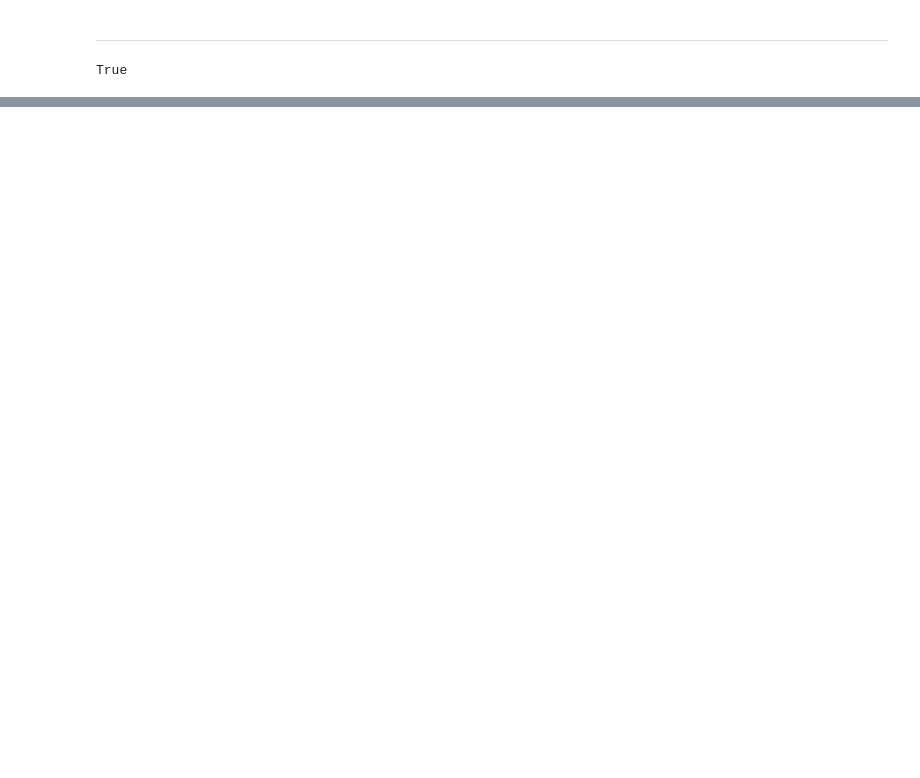
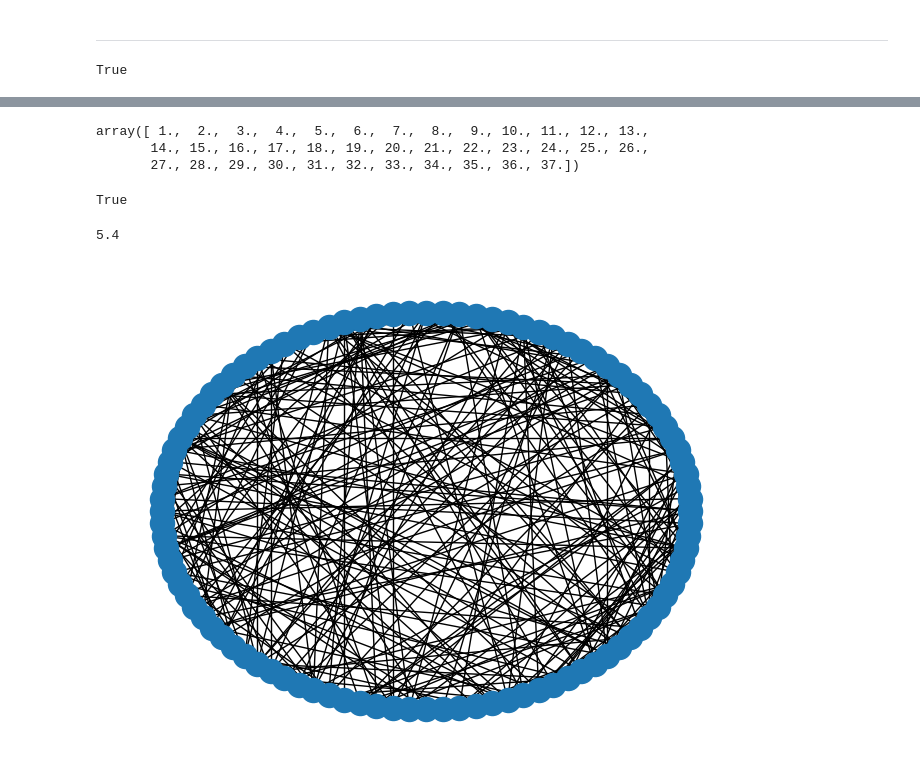
Before and after one commit to LeoDiNino97/SocialNetworks-OnlineMarkets, a Jupyter notebook: Social Networks/Final Project/primer.ipynb, the cells around one changed output, grey strips where cells are left out. Cells and saved outputs as stored; diff of their text form; code cells hidden in the pictures; blank space fills up the shorter version.

```diff
--- a/Social Networks/Final Project/primer.ipynb
+++ b/Social Networks/Final Project/primer.ipynb
@@ -23,21 +23,28 @@ def distanceBasedPermutation(x: np.array,
     return np.argsort(DBP, 1)
 
 def randomizedConstruction(x: np.array,
-                           ord = 2):
+                           ord = 2,
+                           m = None,
+                           scheme = 'paper'):
 
     n = x.shape[0]
     A = np.zeros((n,n))
 
     DBP = distanceBasedPermutation(x, ord)
-    m = int(np.floor(np.sqrt(n * np.log(n))))
+    if not m:
+        m = int(np.floor(np.sqrt(3 * n * np.log(n))))
 
     for i in range(n):
 
         # Deterministic step
         A[i, DBP[i, 1:m]] = 1
         A[DBP[i,1:m], i]
+
         # Randomized step
-        S = int(np.ceil(3 * np.sqrt(n * np.log(n))))
+        if scheme == 'paper':
+            S = int(np.ceil(3 * n * np.log(n)/m))
+        else:
+            S = m
         R = np.random.choice(np.concatenate([np.arange(0,i), np.arange(i+1,n)]), S)
 
         A[i, R] = 1
@@ -114,0 +134,20 @@ True
+# %%
+Ms
+# %% [output]
+array([ 1.,  2.,  3.,  4.,  5.,  6.,  7.,  8.,  9., 10., 11., 12., 13.,
+       14., 15., 16., 17., 18., 19., 20., 21., 22., 23., 24., 25., 26.,
+       27., 28., 29., 30., 31., 32., 33., 34., 35., 36., 37.])
+# %%
+A = randomizedConstruction(X, 2, 2, 'other')
+G = nx.from_numpy_matrix(A)
+nx.is_connected(G)
+# %% [output]
+True
+# %%
+np.mean(list(dict(G.degree()).values()))
+# %% [output]
+5.4
+# %%
+nx.draw_circular(G)
+# %% [output]
+[figure, added]
```
Also changed, not shown: parts of 12 cells of this notebook.
